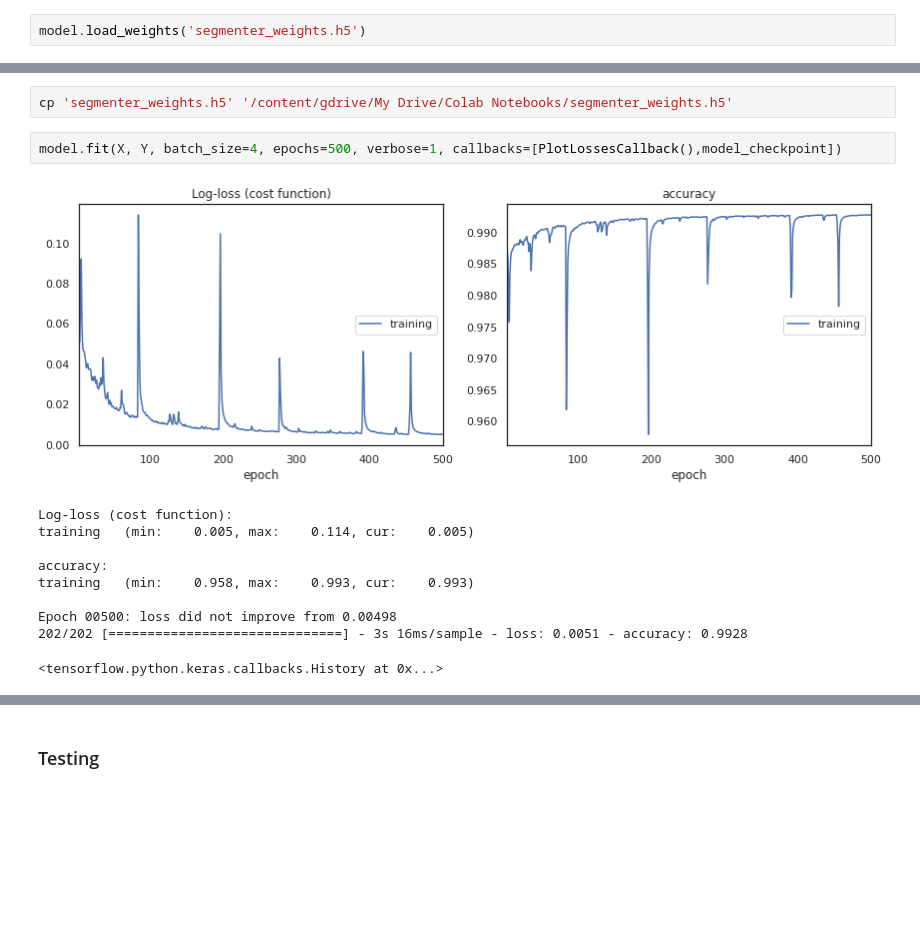
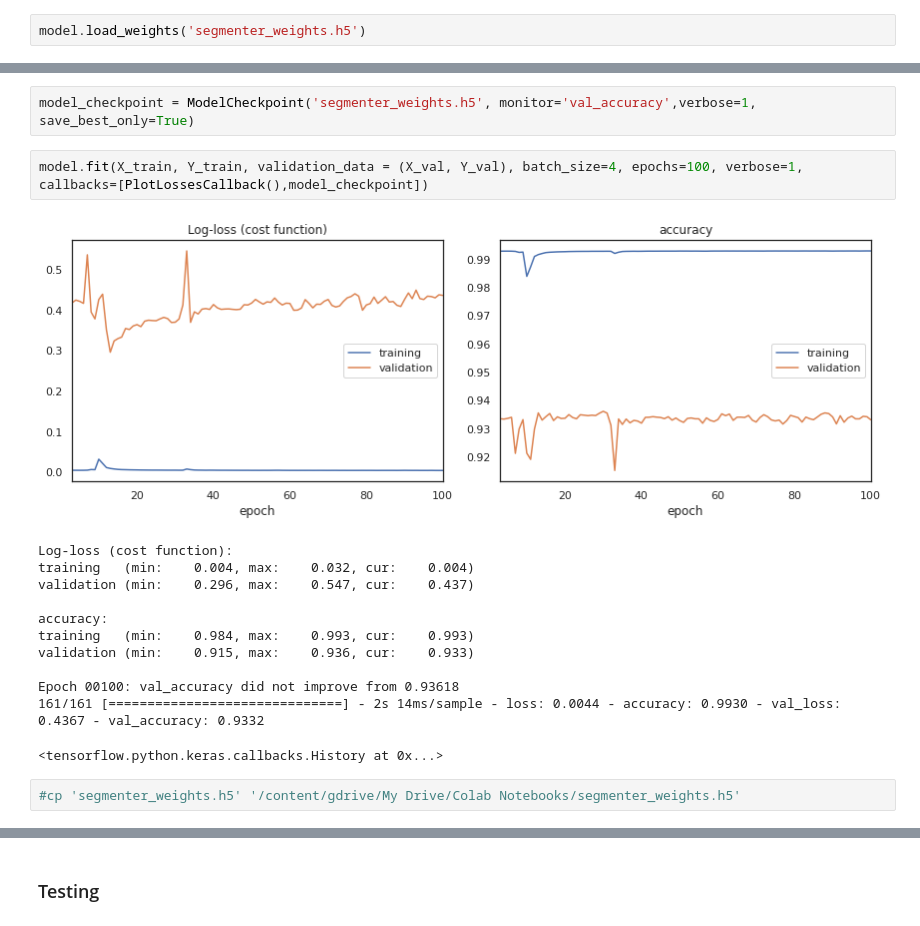
Before and after one commit to nrj1024/FakeImageDetector, a Jupyter notebook: FakeImageSegmentation.ipynb, the cells around one changed output, grey strips where cells are left out. Saved outputs shown, nothing was run; the diff lists cells and outputs as text; blank space fills up the shorter version.

```diff
--- a/FakeImageSegmentation.ipynb
+++ b/FakeImageSegmentation.ipynb
@@ -311,16 +306,20 @@ Epoch 00200: val_accuracy did not improve from 0.92235
 <tensorflow.python.keras.callbacks.History at 0x...>
+# %%
+model_checkpoint = ModelCheckpoint('segmenter_weights.h5', monitor='val_accuracy',verbose=1, save_best_only=True)
+# %%
+model.fit(X_train, Y_train, validation_data = (X_val, Y_val), batch_size=4, epochs=100, verbose=1, callbacks=[PlotLossesCallback(),model_checkpoint])
+# %% [output]
+[figure, added]
+Log-loss (cost function):
+training   (min:    0.004, max:    0.032, cur:    0.004)
+validation (min:    0.296, max:    0.547, cur:    0.437)
+
+accuracy:
+training   (min:    0.984, max:    0.993, cur:    0.993)
+validation (min:    0.915, max:    0.936, cur:    0.933)
+
+Epoch 00100: val_accuracy did not improve from 0.93618
+161/161 [==============================] - 2s 14ms/sample - loss: 0.0044 - accuracy: 0.9930 - val_loss: 0.4367 - val_accuracy: 0.9332
+<tensorflow.python.keras.callbacks.History at 0x...>
 # %%
-cp 'segmenter_weights.h5' '/content/gdrive/My Drive/Colab Notebooks/segmenter_weights.h5'
+#cp 'segmenter_weights.h5' '/content/gdrive/My Drive/Colab Notebooks/segmenter_weights.h5'
-# %%
-model.fit(X, Y, batch_size=4, epochs=500, verbose=1, callbacks=[PlotLossesCallback(),model_checkpoint])
-# %% [output]
-[figure, removed]
-Log-loss (cost function):
-training   (min:    0.005, max:    0.114, cur:    0.005)
-
-accuracy:
-training   (min:    0.958, max:    0.993, cur:    0.993)
-
-Epoch 00500: loss did not improve from 0.00498
-202/202 [==============================] - 3s 16ms/sample - loss: 0.0051 - accuracy: 0.9928
-<tensorflow.python.keras.callbacks.History at 0x...>
```
Also changed, not shown: parts of 31 cells of this notebook.
